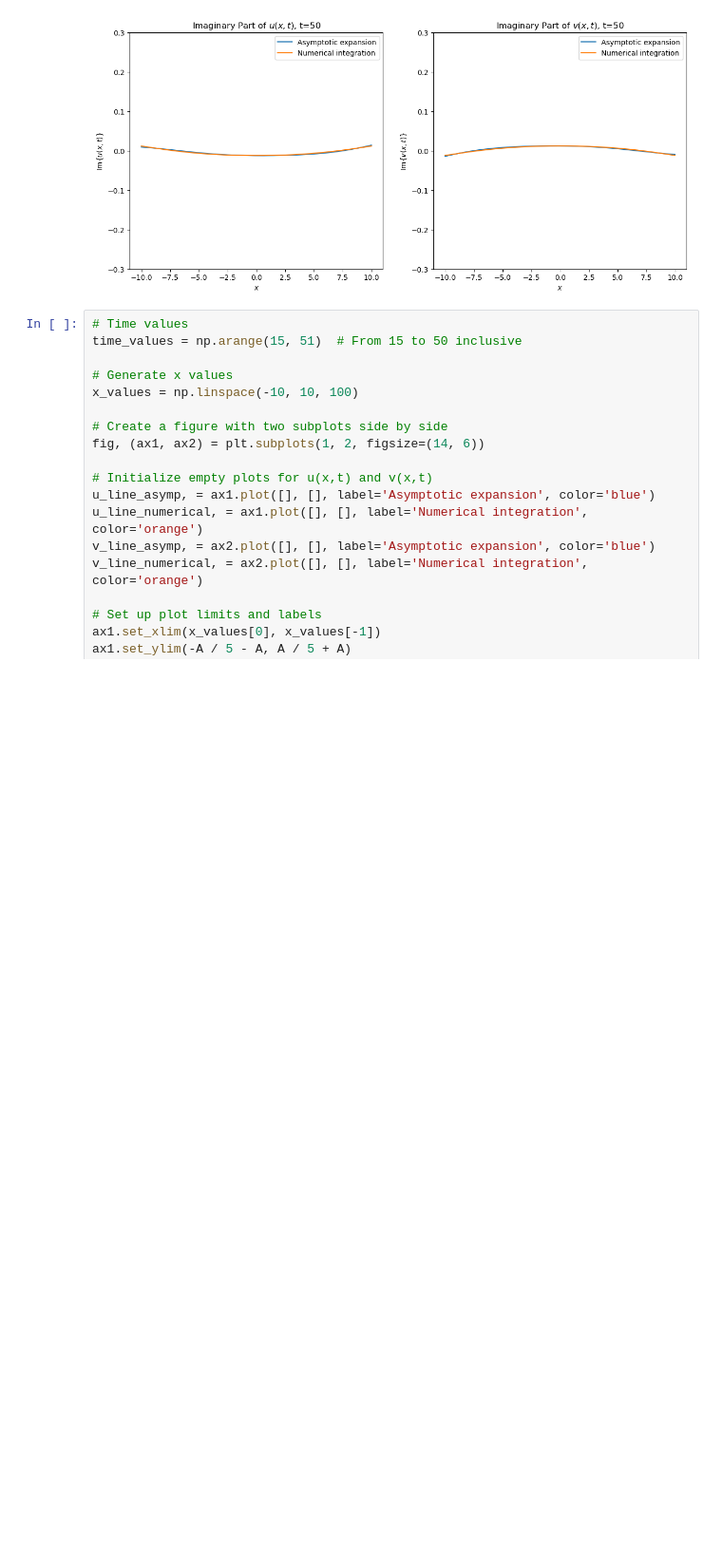
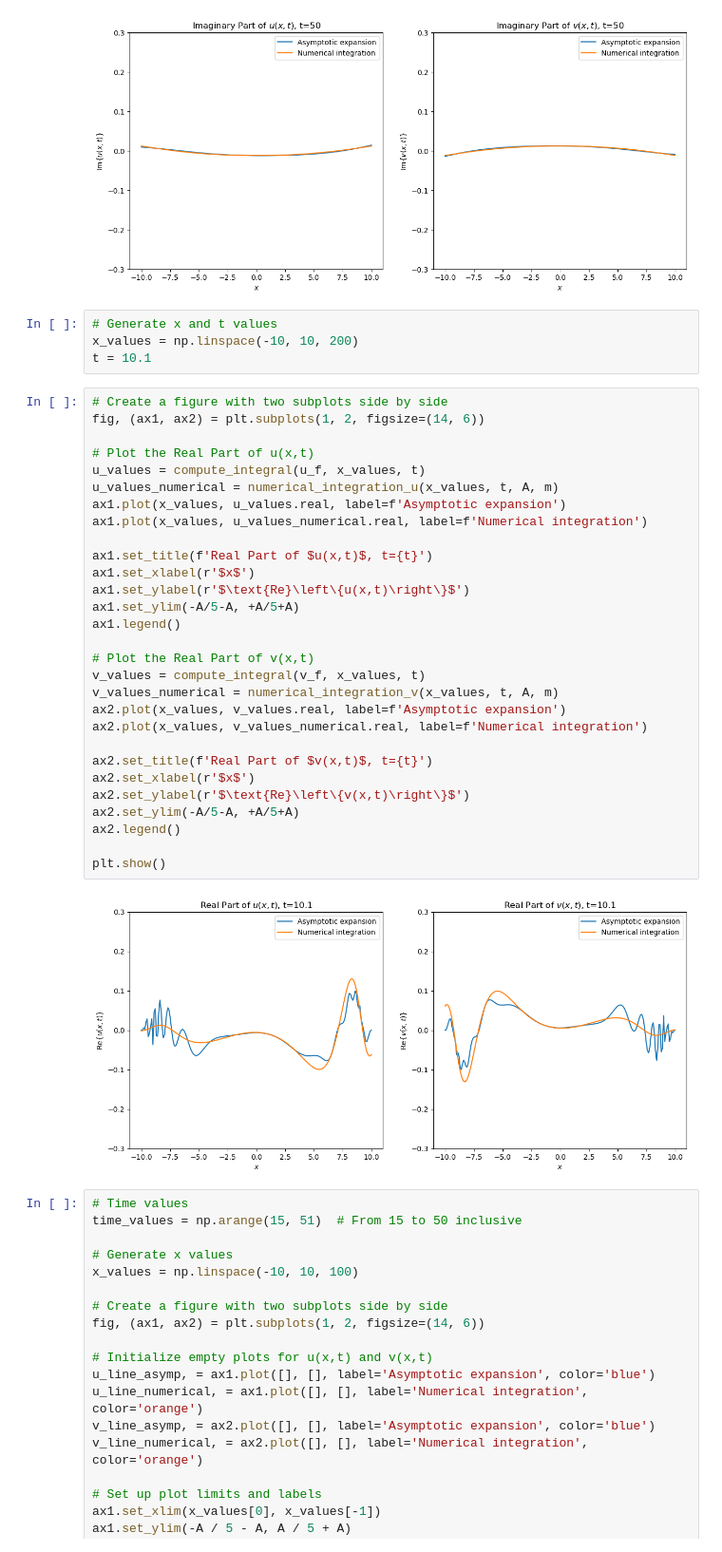
Before and after one commit to brenttsss/mathematical-physics, a Jupyter notebook: Task 2/asymptotic_expansion.ipynb, the cells around one changed output. Shown at 95% size. Drawn from its saved outputs; the diff is of its cells as text; blank space fills up the shorter version.

Commit message:
Add new code cells for plotting and update execution timestamps
Added new code cells to plot real parts of u(x,t) and v(x,t). Updated execution metadata timestamps and cell execution counts for accurate record-keeping. Improved plot titles by including the time parameter for better readability.

```diff
--- a/Task 2/asymptotic_expansion.ipynb
+++ b/Task 2/asymptotic_expansion.ipynb
@@ -270,6 +270,41 @@ ax2.legend()
 plt.show()
 # %% [output]
 [figure]
+# %%
+# Generate x and t values
+x_values = np.linspace(-10, 10, 200)
+t = 10.1
+# %%
+# Create a figure with two subplots side by side
+fig, (ax1, ax2) = plt.subplots(1, 2, figsize=(14, 6))
+
+# Plot the Real Part of u(x,t)
+u_values = compute_integral(u_f, x_values, t)
+u_values_numerical = numerical_integration_u(x_values, t, A, m)
+ax1.plot(x_values, u_values.real, label=f'Asymptotic expansion')
+ax1.plot(x_values, u_values_numerical.real, label=f'Numerical integration')
+
+ax1.set_title(f'Real Part of $u(x,t)$, t={t}')
+ax1.set_xlabel(r'$x$')
+ax1.set_ylabel(r'$\text{Re}\left\{u(x,t)\right\}$')
+ax1.set_ylim(-A/5-A, +A/5+A)
+ax1.legend()
+
+# Plot the Real Part of v(x,t)
+v_values = compute_integral(v_f, x_values, t)
+v_values_numerical = numerical_integration_v(x_values, t, A, m)
+ax2.plot(x_values, v_values.real, label=f'Asymptotic expansion')
+ax2.plot(x_values, v_values_numerical.real, label=f'Numerical integration')
+
+ax2.set_title(f'Real Part of $v(x,t)$, t={t}')
+ax2.set_xlabel(r'$x$')
+ax2.set_ylabel(r'$\text{Re}\left\{v(x,t)\right\}$')
+ax2.set_ylim(-A/5-A, +A/5+A)
+ax2.legend()
+
+plt.show()
+# %% [output]
+[figure, added]
 # %%
 # Time values
 time_values = np.arange(15, 51)  # From 15 to 50 inclusive
```
